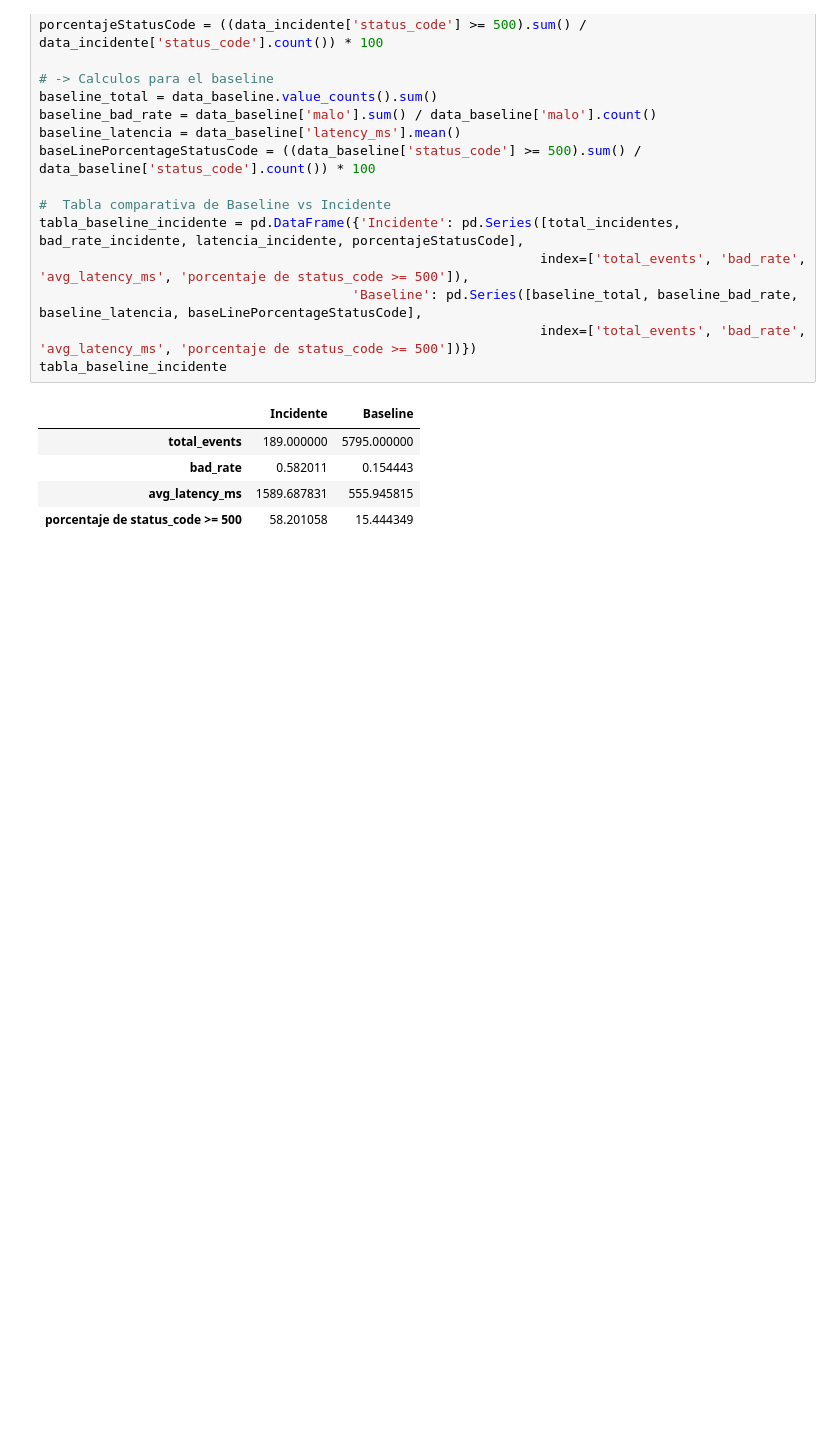
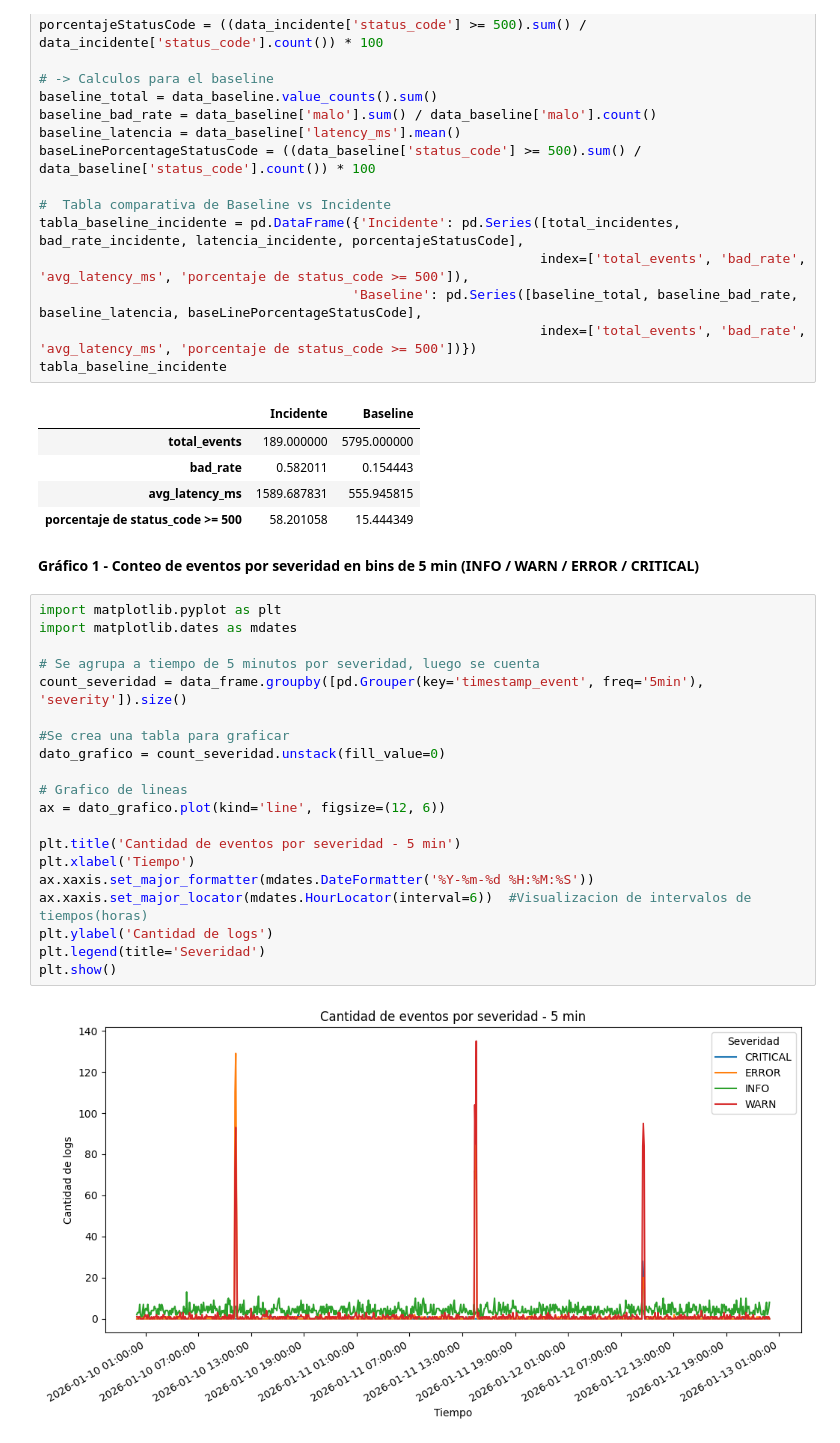
Before and after one commit to brewitch25/The-Huddle, a Jupyter notebook: Interpretacion-logs/analisis_logDeIncidentes.ipynb, the cells around one changed output. Cells and saved outputs as stored; diff of their text form; blank space fills up the shorter version.

Commit message:
Se agrego bloque de codigo y visualizacion de grafico, conteo de severidad en bins de 5 min

```diff
--- a/Interpretacion-logs/analisis_logDeIncidentes.ipynb
+++ b/Interpretacion-logs/analisis_logDeIncidentes.ipynb
@@ -200,3 +200,27 @@ tabla_baseline_incidente
 | bad_rate | 0.582011 | 0.154443 |
 | avg_latency_ms | 1589.687831 | 555.945815 |
 | porcentaje de status_code >= 500 | 58.201058 | 15.444349 |
+# %% [markdown]
+**Gráfico 1 - Conteo de eventos por severidad en bins de 5 min (INFO / WARN / ERROR / CRITICAL)**
+# %%
+import matplotlib.pyplot as plt
+import matplotlib.dates as mdates
+
+# Se agrupa a tiempo de 5 minutos por severidad, luego se cuenta
+count_severidad = data_frame.groupby([pd.Grouper(key='timestamp_event', freq='5min'), 'severity']).size()
+
+#Se crea una tabla para graficar
+dato_grafico = count_severidad.unstack(fill_value=0)
+
+# Grafico de lineas
+ax = dato_grafico.plot(kind='line', figsize=(12, 6))
+
+plt.title('Cantidad de eventos por severidad - 5 min')
+plt.xlabel('Tiempo')
+ax.xaxis.set_major_formatter(mdates.DateFormatter('%Y-%m-%d %H:%M:%S'))
+ax.xaxis.set_major_locator(mdates.HourLocator(interval=6))  #Visualizacion de intervalos de tiempos(horas)
+plt.ylabel('Cantidad de logs')
+plt.legend(title='Severidad')
+plt.show()
+# %% [output]
+[figure, added]
```
